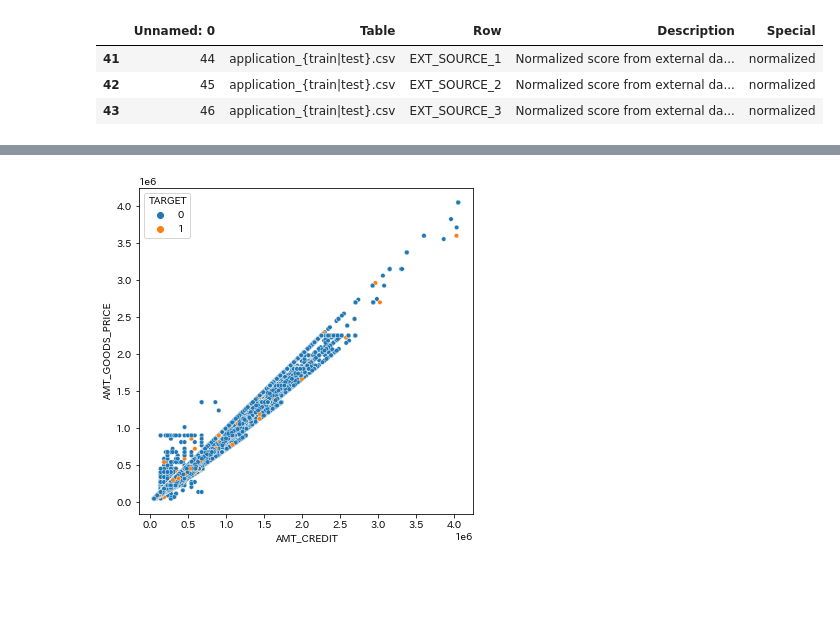
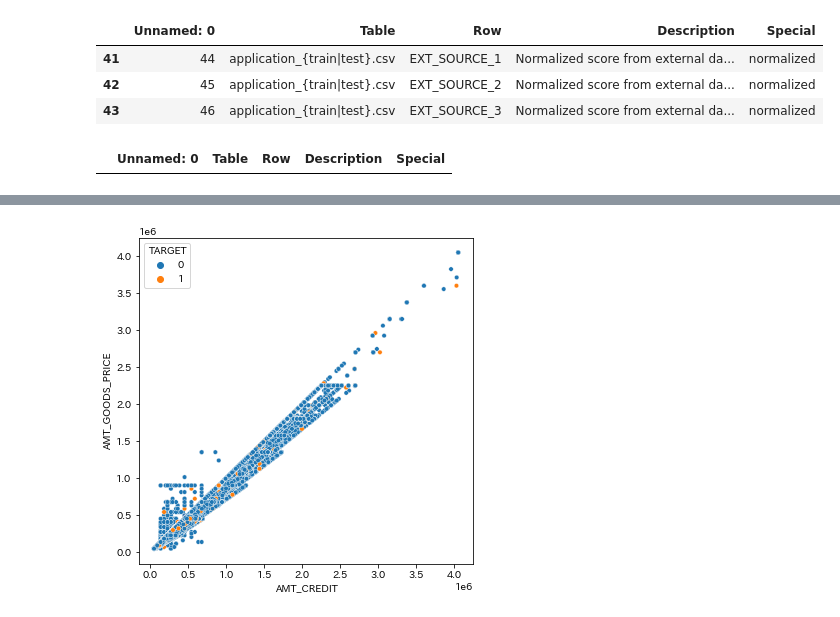
Before and after one commit to idsts2670/kaggle, a Jupyter notebook: home-credit-default-risk/home-credit-default.ipynb, the cells around one changed output, grey strips where cells are left out. Saved outputs shown, nothing was run; the diff lists cells and outputs as text; code cells hidden in the pictures; blank space fills up the shorter version.

```diff
--- a/home-credit-default-risk/home-credit-default.ipynb
+++ b/home-credit-default-risk/home-credit-default.ipynb
@@ -936,6 +978,10 @@ column_desc[column_desc['Row'].str.contains('EXT_SOURCE')]
 | 41 | 44 | application_{train|test}.csv | EXT_SOURCE_1 | Normalized score from external da... | normalized |
 | 42 | 45 | application_{train|test}.csv | EXT_SOURCE_2 | Normalized score from external da... | normalized |
 | 43 | 46 | application_{train|test}.csv | EXT_SOURCE_3 | Normalized score from external da... | normalized |
+# %%
+column_desc[column_desc['Row'].str.contains('application')]
+# %% [output]
+|  | Unnamed: 0 | Table | Row | Description | Special |
 # %%
 # AMT_ 関連は非常に多く、また重要と見なされている特徴量があるので、これらを組み合わせて新たな特徴量を作ることが良さそうです
 ## AMT_CREDIT, AMT_ANNUITY, AMT_GOODS_PRICE, AMT_PAYMENT etc..
```
Also changed, not shown: parts of 31 cells of this notebook.
